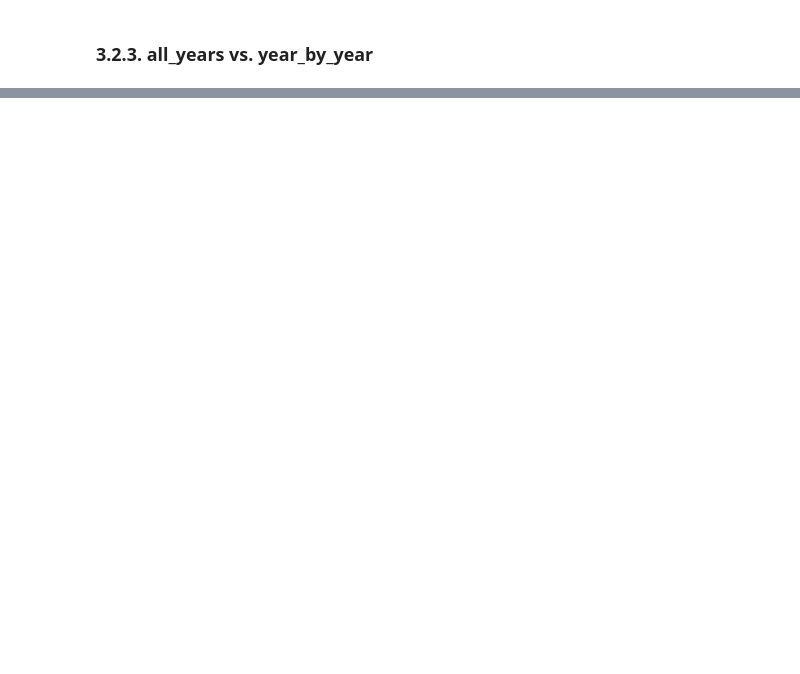
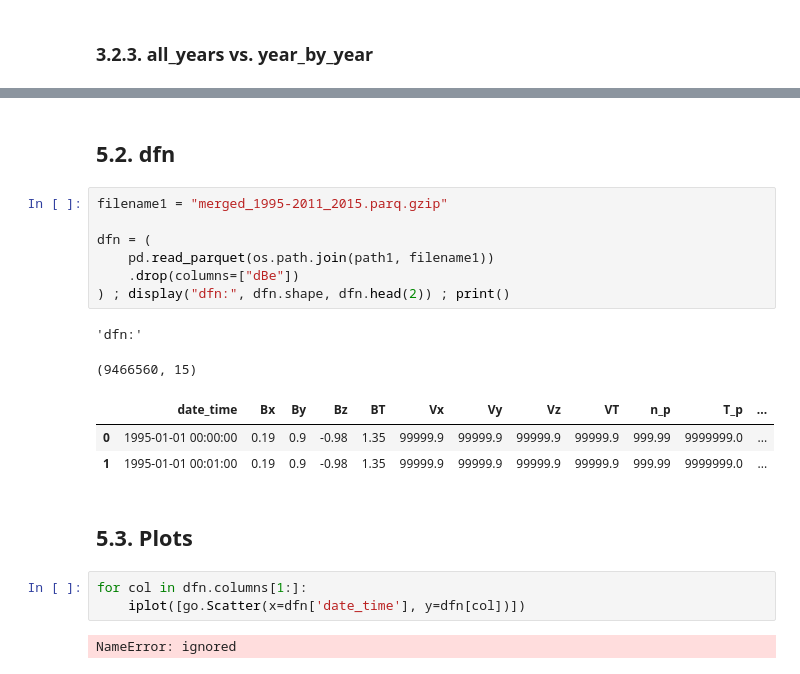
Before and after one commit to Alireza-Motazedian/GIC__Geomagnetic_Induced_Current, a Jupyter notebook: 2. Code/GIC Data Exploration.ipynb, the cells around one changed output, grey strips where cells are left out. Cells and saved outputs as stored; diff of their text form; blank space fills up the shorter version.

```diff
--- a/2. Code/GIC Data Exploration.ipynb
+++ b/2. Code/GIC Data Exploration.ipynb
@@ -626,0 +713,22 @@ display("df_SuperMAG_Year_by_year_1995:", df_SuperMAG_Year_by_year_1995.shape, d
+# %% [markdown]
+## 5.2. dfn
+# %%
+filename1 = "merged_1995-2011_2015.parq.gzip"
+
+dfn = (
+    pd.read_parquet(os.path.join(path1, filename1))
+    .drop(columns=["dBe"])
+) ; display("dfn:", dfn.shape, dfn.head(2)) ; print()
+# %% [output]
+'dfn:'
+(9466560, 15)
+|  | date_time | Bx | By | Bz | BT | Vx | Vy | Vz | VT | n_p | T_p | ... |
+| 0 | 1995-01-01 00:00:00 | 0.19 | 0.9 | -0.98 | 1.35 | 99999.9 | 99999.9 | 99999.9 | 99999.9 | 999.99 | 9999999.0 | ... |
+| 1 | 1995-01-01 00:01:00 | 0.19 | 0.9 | -0.98 | 1.35 | 99999.9 | 99999.9 | 99999.9 | 99999.9 | 999.99 | 9999999.0 | ... |
+# %% [markdown]
+## 5.3. Plots
+# %%
+for col in dfn.columns[1:]:
+    iplot([go.Scatter(x=dfn['date_time'], y=dfn[col])])
+# %% [output]
+NameError: ignored
```
Also changed, not shown: parts of 19 cells of this notebook, 4 other files.
